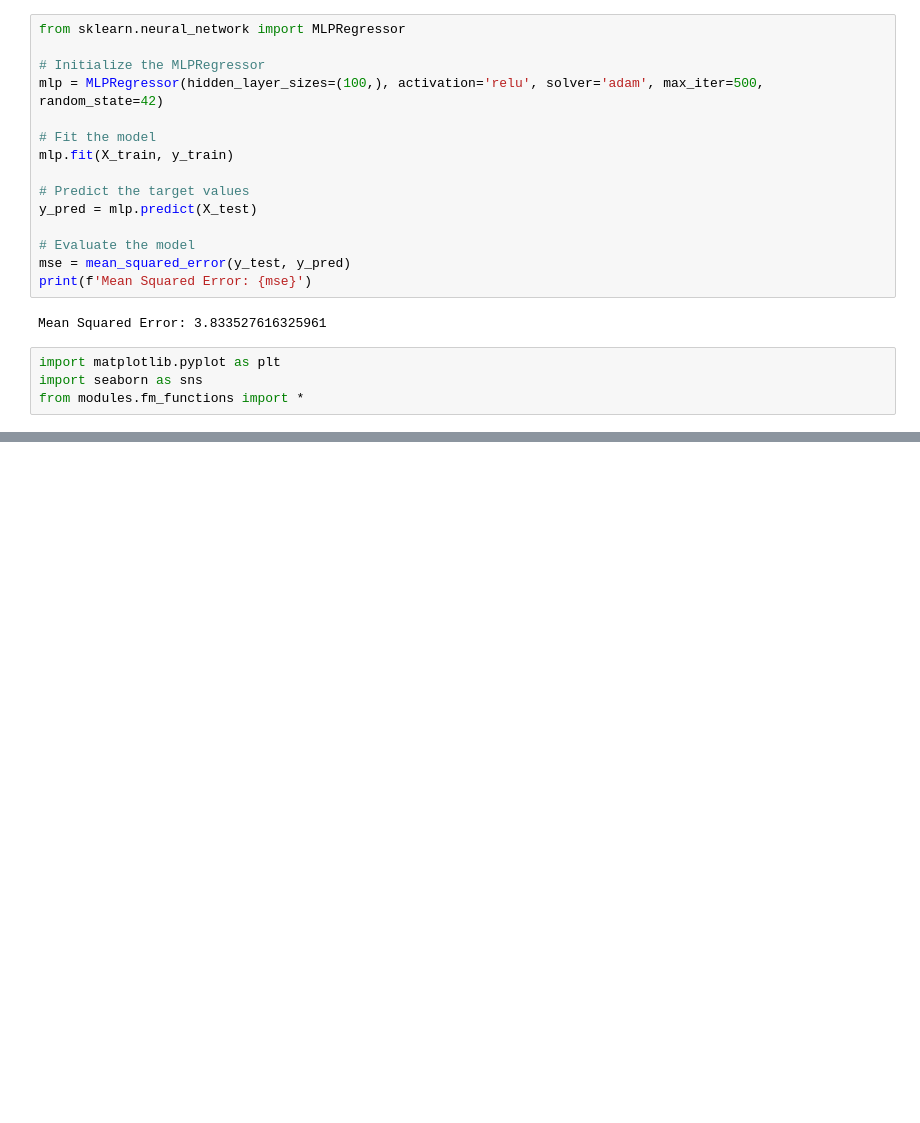
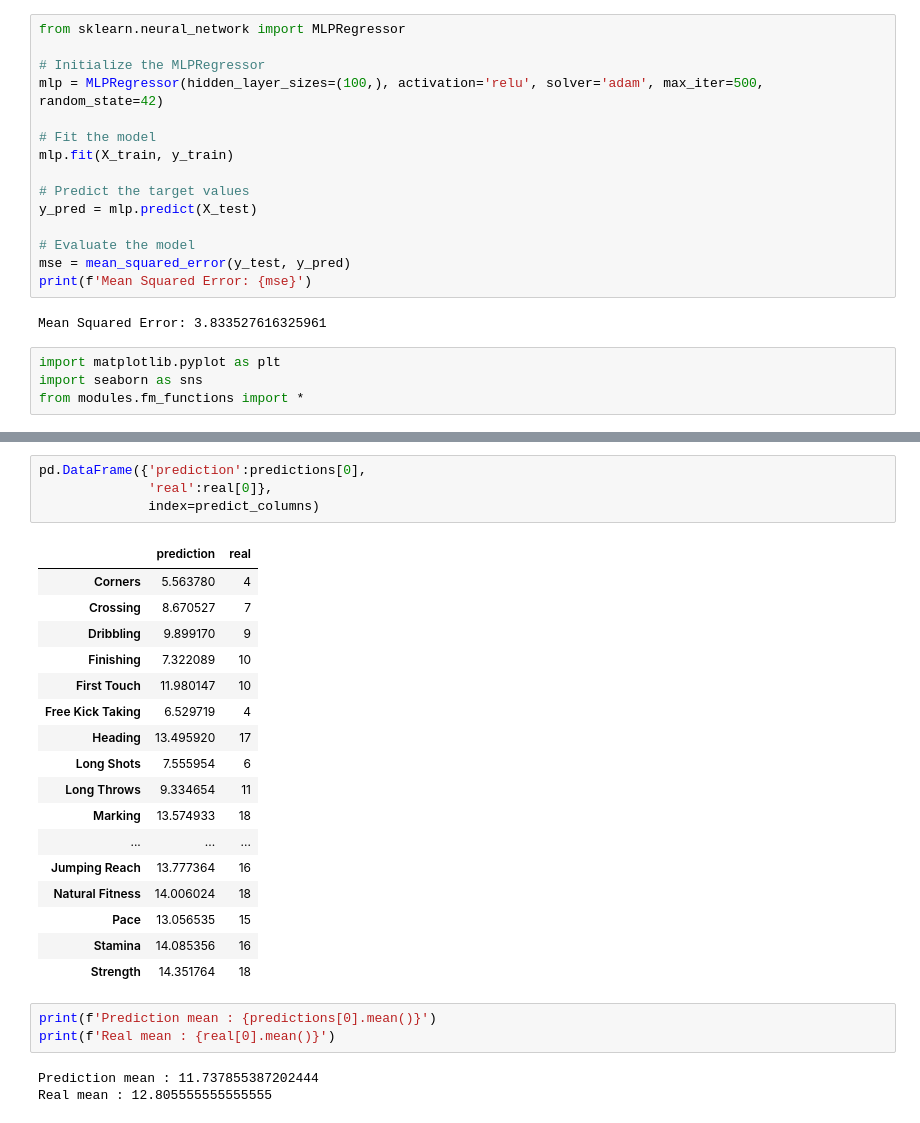
Before and after one commit to alibekk93/FM_skills_prediction, a Jupyter notebook: notebooks/03_MVPs.ipynb, the cells around one changed output, grey strips where cells are left out. Cells and saved outputs as stored; diff of their text form; blank space fills up the shorter version.

```diff
--- a/notebooks/03_MVPs.ipynb
+++ b/notebooks/03_MVPs.ipynb
@@ -98,0 +135,28 @@ plot_fm_radar(test, gk=False)
+# %%
+pd.DataFrame({'prediction':predictions[0],
+              'real':real[0]},
+              index=predict_columns)
+# %% [output]
+|  | prediction | real |
+| Corners | 5.563780 | 4 |
+| Crossing | 8.670527 | 7 |
+| Dribbling | 9.899170 | 9 |
+| Finishing | 7.322089 | 10 |
+| First Touch | 11.980147 | 10 |
+| Free Kick Taking | 6.529719 | 4 |
+| Heading | 13.495920 | 17 |
+| Long Shots | 7.555954 | 6 |
+| Long Throws | 9.334654 | 11 |
+| Marking | 13.574933 | 18 |
+| ... | ... | ... |
+| Jumping Reach | 13.777364 | 16 |
+| Natural Fitness | 14.006024 | 18 |
+| Pace | 13.056535 | 15 |
+| Stamina | 14.085356 | 16 |
+| Strength | 14.351764 | 18 |
+# %%
+print(f'Prediction mean : {predictions[0].mean()}')
+print(f'Real mean : {real[0].mean()}')
+# %% [output]
+Prediction mean : 11.737855387202444
+Real mean : 12.805555555555555
```
Also changed, not shown: parts of 6 cells of this notebook.
